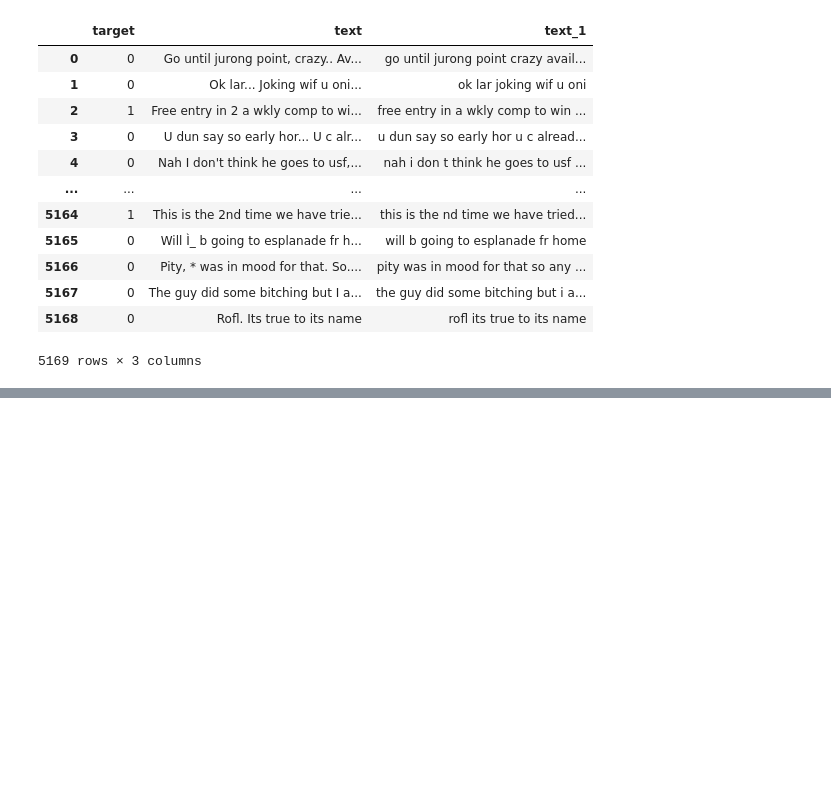
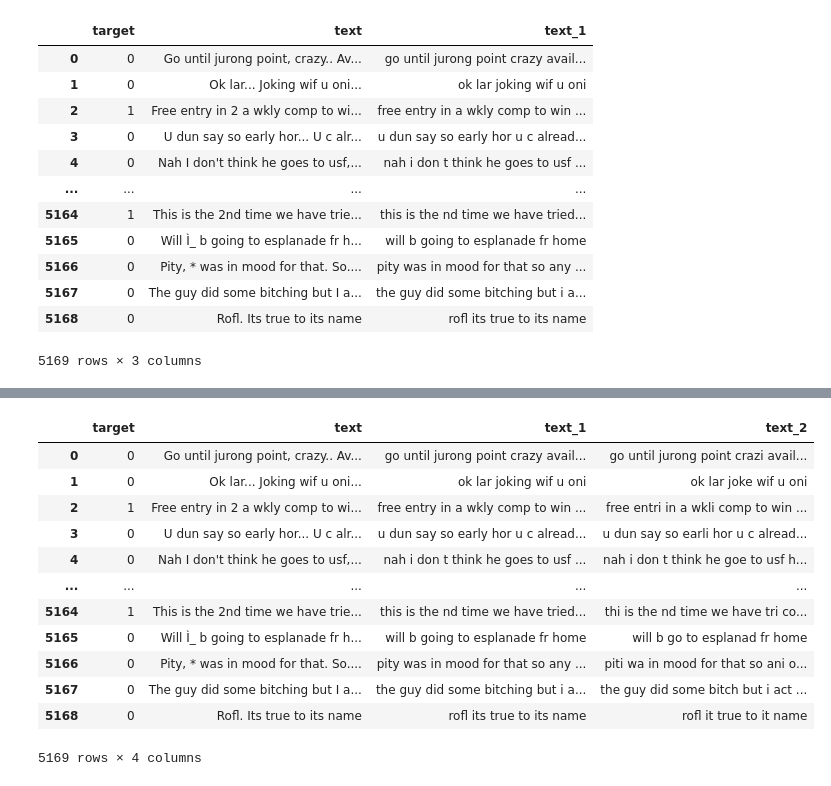
Before and after one commit to praladsapkota-08/spam_detection, a Jupyter notebook: notebook/spam_detection.ipynb, the cells around one changed output, grey strips where cells are left out. Drawn from its saved outputs; the diff is of its cells as text; code cells hidden in the pictures; blank space fills up the shorter version.

```diff
--- a/notebook/spam_detection.ipynb
+++ b/notebook/spam_detection.ipynb
@@ -216,3 +196,25 @@ s_det
 | 5167 | 0 | The guy did some bitching but I a... | the guy did some bitching but i a... |
 | 5168 | 0 | Rofl. Its true to its name | rofl its true to its name |
 5169 rows × 3 columns
+# %%
+from nltk.stem import PorterStemmer
+
+stemmer = PorterStemmer()
+
+spam_msg = list()
+
+
+for msg in s_det['text_1']:
+    words = msg.split()
+    stemmed_word = list()
+    for word in words:
+        # stemmed_word =
+        stemmed_word.append(stemmer.stem(re.sub('[^a-zA-Z]' , '' , word)))
+    spam_msg.append([' '.join(stemmed_word)])
+
+
+df1 = pd.DataFrame(spam_msg)
+
+s_det['text_2'] = df1
+
+print(df1)
@@ -218,0 +236,16 @@ s_det
+# %%
+s_det
+# %% [output]
+|  | target | text | text_1 | text_2 |
+| 0 | 0 | Go until jurong point, crazy.. Av... | go until jurong point crazy avail... | go until jurong point crazi avail... |
+| 1 | 0 | Ok lar... Joking wif u oni... | ok lar joking wif u oni | ok lar joke wif u oni |
+| 2 | 1 | Free entry in 2 a wkly comp to wi... | free entry in a wkly comp to win ... | free entri in a wkli comp to win ... |
+| 3 | 0 | U dun say so early hor... U c alr... | u dun say so early hor u c alread... | u dun say so earli hor u c alread... |
+| 4 | 0 | Nah I don't think he goes to usf,... | nah i don t think he goes to usf ... | nah i don t think he goe to usf h... |
+| ... | ... | ... | ... | ... |
+| 5164 | 1 | This is the 2nd time we have trie... | this is the nd time we have tried... | thi is the nd time we have tri co... |
+| 5165 | 0 | Will Ì_ b going to esplanade fr h... | will b going to esplanade fr home | will b go to esplanad fr home |
+| 5166 | 0 | Pity, * was in mood for that. So.... | pity was in mood for that so any ... | piti wa in mood for that so ani o... |
+| 5167 | 0 | The guy did some bitching but I a... | the guy did some bitching but i a... | the guy did some bitch but i act ... |
+| 5168 | 0 | Rofl. Its true to its name | rofl its true to its name | rofl it true to it name |
+5169 rows × 4 columns
```
Also changed, not shown: parts of 2 cells of this notebook.
